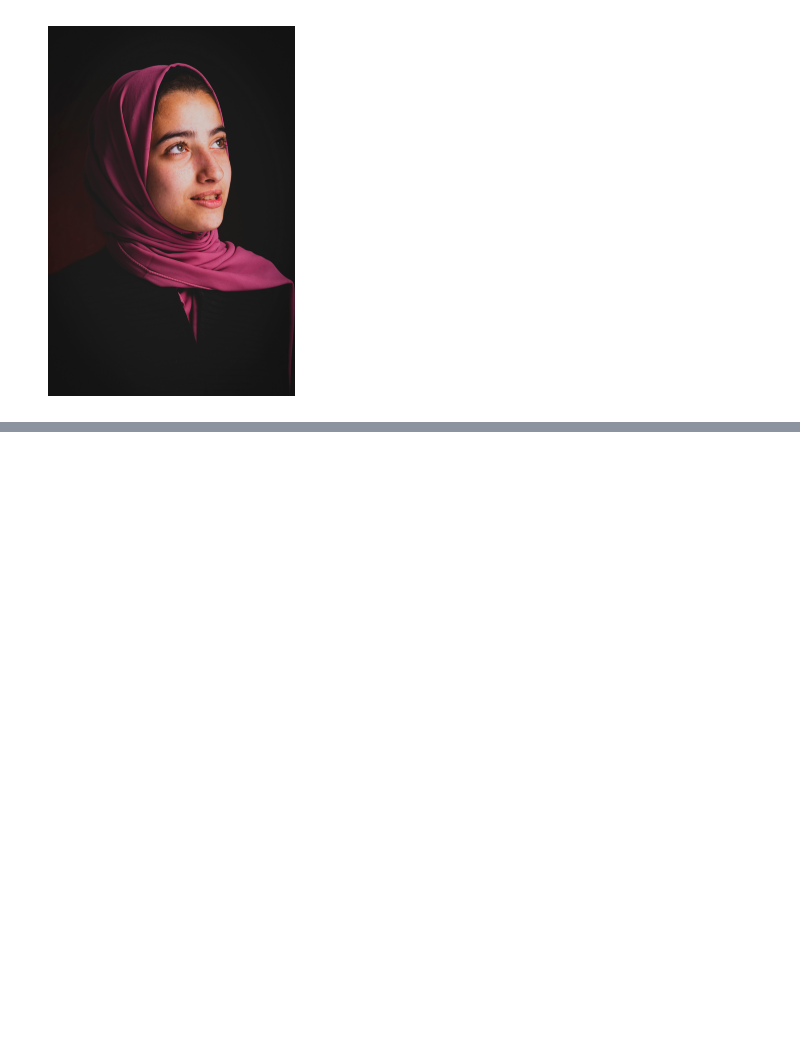
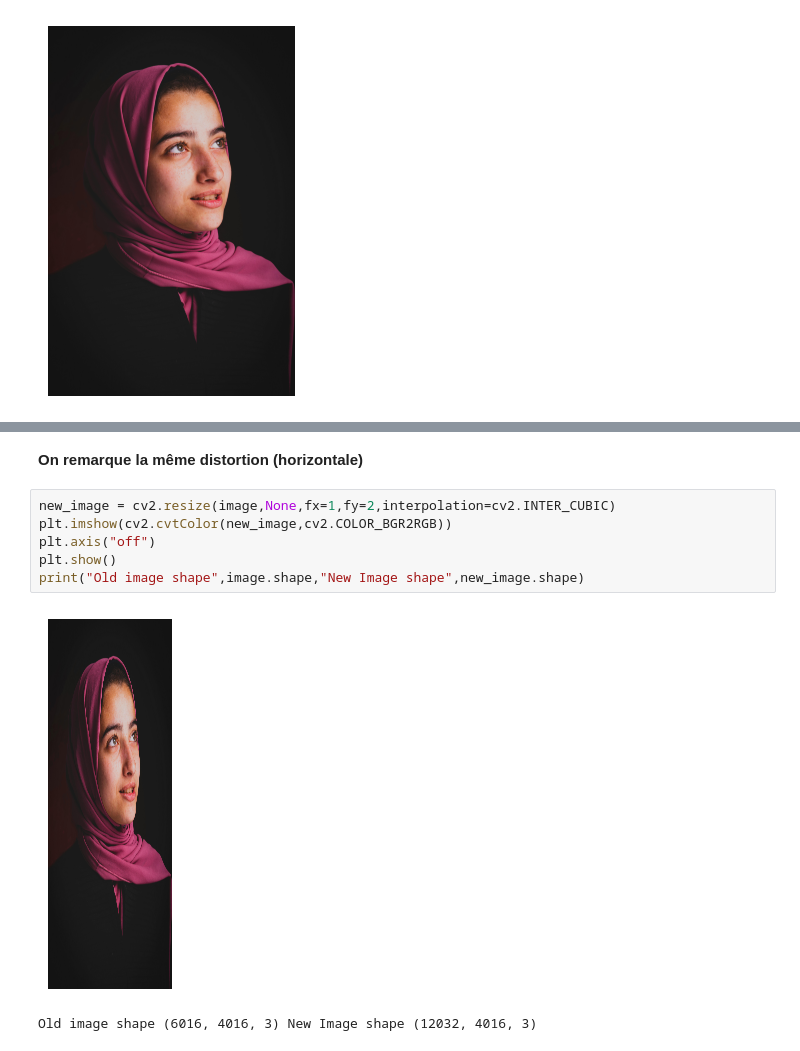
Before and after one commit to BatataNatna/Computer_Vision_Labs, a Jupyter notebook: Lab_04.ipynb, the cells around one changed output, grey strips where cells are left out. Cells and saved outputs as stored; diff of their text form; blank space fills up the shorter version.

```diff
--- a/Lab_04.ipynb
+++ b/Lab_04.ipynb
@@ -60,0 +70,11 @@ plt.show()
+# %% [markdown]
+**On remarque la même distortion (horizontale)**
+# %%
+new_image = cv2.resize(image,None,fx=1,fy=2,interpolation=cv2.INTER_CUBIC)
+plt.imshow(cv2.cvtColor(new_image,cv2.COLOR_BGR2RGB))
+plt.axis("off")
+plt.show()
+print("Old image shape",image.shape,"New Image shape",new_image.shape)
+# %% [output]
+[figure, added]
+Old image shape (6016, 4016, 3) New Image shape (12032, 4016, 3)
```
Also changed, not shown: parts of 14 cells of this notebook.
